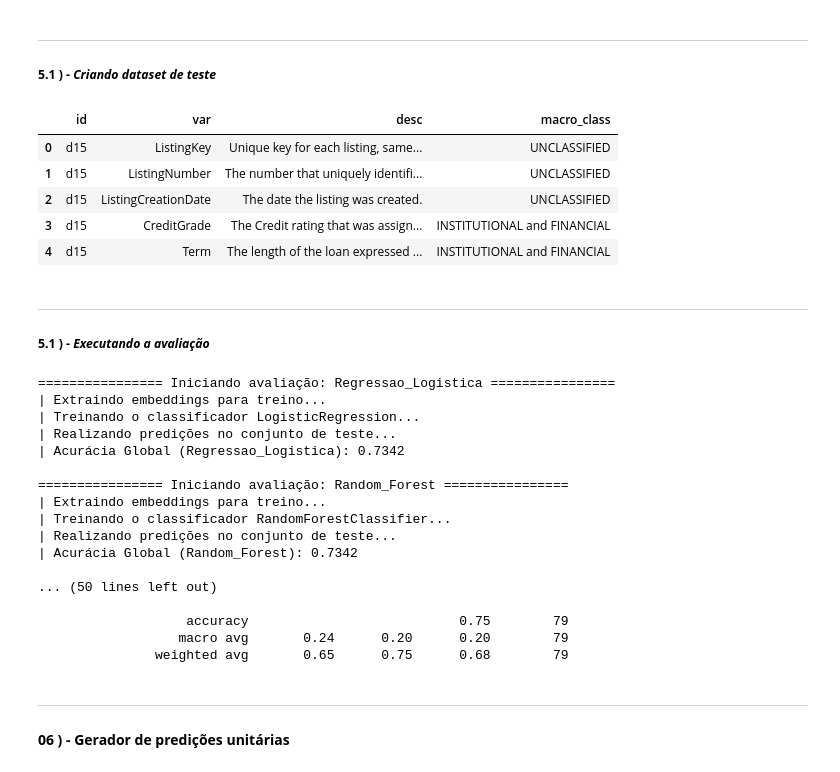
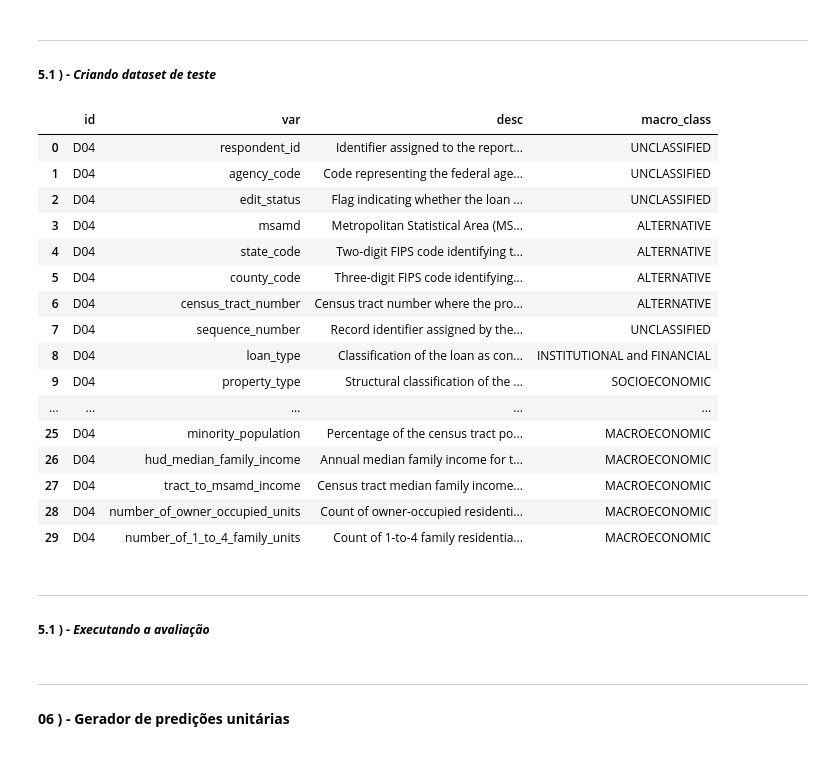
Before and after one commit to OfAndreS/FeatureD, a Jupyter notebook: notebooks/Experiment.ipynb, the cells around one changed output. Drawn from its saved outputs; the diff is of its cells as text; code cells hidden in the pictures.

```diff
--- a/notebooks/Experiment.ipynb
+++ b/notebooks/Experiment.ipynb
@@ -30,6 +30,9 @@ from sklearn.metrics import (
     davies_bouldin_score,
     calinski_harabasz_score
 )
+# %%
+PATH_INPUT = '../data/input/'
+PATH_OUTPUT = '../data/output/'
 # %% [markdown]
 ---
 
@@ -335,26 +337,32 @@ Warning: You are sending unauthenticated requests to the HF Hub. Please set a HF
 ---
 
 ##### **5.1 ) - _Criando dataset de teste_**
-# %%
-df_ProsperLoanData = carregar_dados_reais("../data/input/PL.json")
-
-df_real_classificado_completo = pd.read_csv("../data/input/MacroTaxonomyClassification.csv")
-df_real_classificado = df_real_classificado_completo[df_real_classificado_completo['id'] == 'd15'].copy()
-
-df_consolidado = pd.merge(df_ProsperLoanData, df_real_classificado, left_on='var', right_on='Col', how='inner')
-
-df_consolidado = df_consolidado.rename(columns={'Col_Standardized': 'macro_class'})
-df_consolidado = df_consolidado[['id', 'var', 'desc', 'macro_class']]
-df_consolidado = df_consolidado.reset_index(drop=True)
-
-df_consolidado.head()
-# %% [output]
-|  | id | var | desc | macro_class |
-| 0 | d15 | ListingKey | Unique key for each listing, same... | UNCLASSIFIED |
-| 1 | d15 | ListingNumber | The number that uniquely identifi... | UNCLASSIFIED |
-| 2 | d15 | ListingCreationDate | The date the listing was created. | UNCLASSIFIED |
-| 3 | d15 | CreditGrade | The Credit rating that was assign... | INSTITUTIONAL and FINANCIAL |
-| 4 | d15 | Term | The length of the loan expressed ... | INSTITUTIONAL and FINANCIAL |
+# %%
+df_teste_1 = pd.read_csv(PATH_INPUT + 'cv_adult.csv')
+df_teste_2 = pd.read_csv(PATH_INPUT + 'cv_hmda_2017.csv')
+df_teste_2_r = pd.read_csv(PATH_INPUT + 'cv_hmda_2017_r.csv')
+df_teste_3 = pd.read_csv(PATH_INPUT + 'cv_prosperLoanData.csv')
+df_teste_3_r = pd.read_csv(PATH_INPUT + 'cv_adult_r.csv')
+df_teste = pd.concat([df_teste_1,df_teste_2,df_teste_3], ignore_index=True)
+df_teste_2_r
+# %% [output]
+|  | id | var | desc | macro_class |
+| 0 | D04 | respondent_id | Identifier assigned to the report... | UNCLASSIFIED |
+| 1 | D04 | agency_code | Code representing the federal age... | UNCLASSIFIED |
+| 2 | D04 | edit_status | Flag indicating whether the loan ... | UNCLASSIFIED |
+| 3 | D04 | msamd | Metropolitan Statistical Area (MS... | ALTERNATIVE |
+| 4 | D04 | state_code | Two-digit FIPS code identifying t... | ALTERNATIVE |
+| 5 | D04 | county_code | Three-digit FIPS code identifying... | ALTERNATIVE |
+| 6 | D04 | census_tract_number | Census tract number where the pro... | ALTERNATIVE |
+| 7 | D04 | sequence_number | Record identifier assigned by the... | UNCLASSIFIED |
+| 8 | D04 | loan_type | Classification of the loan as con... | INSTITUTIONAL and FINANCIAL |
+| 9 | D04 | property_type | Structural classification of the ... | SOCIOECONOMIC |
+| ... | ... | ... | ... | ... |
+| 25 | D04 | minority_population | Percentage of the census tract po... | MACROECONOMIC |
+| 26 | D04 | hud_median_family_income | Annual median family income for t... | MACROECONOMIC |
+| 27 | D04 | tract_to_msamd_income | Census tract median family income... | MACROECONOMIC |
+| 28 | D04 | number_of_owner_occupied_units | Count of owner-occupied residenti... | MACROECONOMIC |
+| 29 | D04 | number_of_1_to_4_family_units | Count of 1-to-4 family residentia... | MACROECONOMIC |
 # %% [markdown]
 ---
 
@@ -371,30 +379,6 @@ resultados_finais = avaliar_modelos(
     modelo_embeddings=modelo_embeddings,
     textos_base=textos_base,
     labels_base=labels_base,
-    df_consolidado=df_consolidado,
+    df_consolidado=df_teste,
     limiar_confianca=0.50
 )
-
-print("\n================ RESUMO FINAL ================")
-for nome, metricas in resultados_finais.items():
-    print(f"\nModelo: {nome}")
-    print(f"Acurácia: {metricas['acuracia']:.4f}")
-    print(metricas['relatorio'])
-# %% [output]
-================ Iniciando avaliação: Regressao_Logistica ================
-| Extraindo embeddings para treino...
-| Treinando o classificador LogisticRegression...
-| Realizando predições no conjunto de teste...
-| Acurácia Global (Regressao_Logistica): 0.7342
-
-================ Iniciando avaliação: Random_Forest ================
-| Extraindo embeddings para treino...
-| Treinando o classificador RandomForestClassifier...
-| Realizando predições no conjunto de teste...
-| Acurácia Global (Random_Forest): 0.7342
-
-... (50 lines left out)
-
-                   accuracy                           0.75        79
-                  macro avg       0.24      0.20      0.20        79
-               weighted avg       0.65      0.75      0.68        79
```
Also changed, not shown: parts of 5 cells of this notebook, 7 other files.
